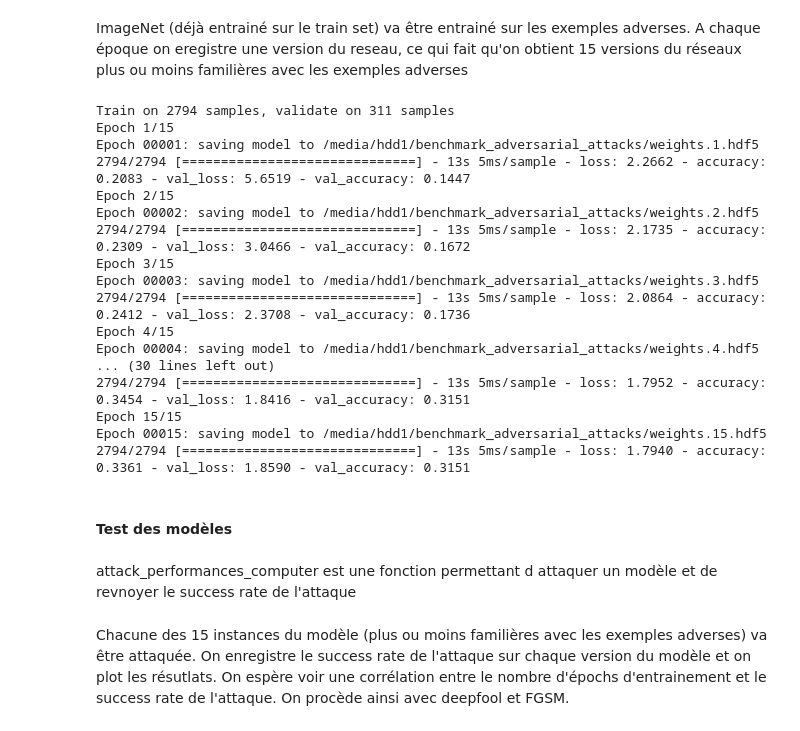
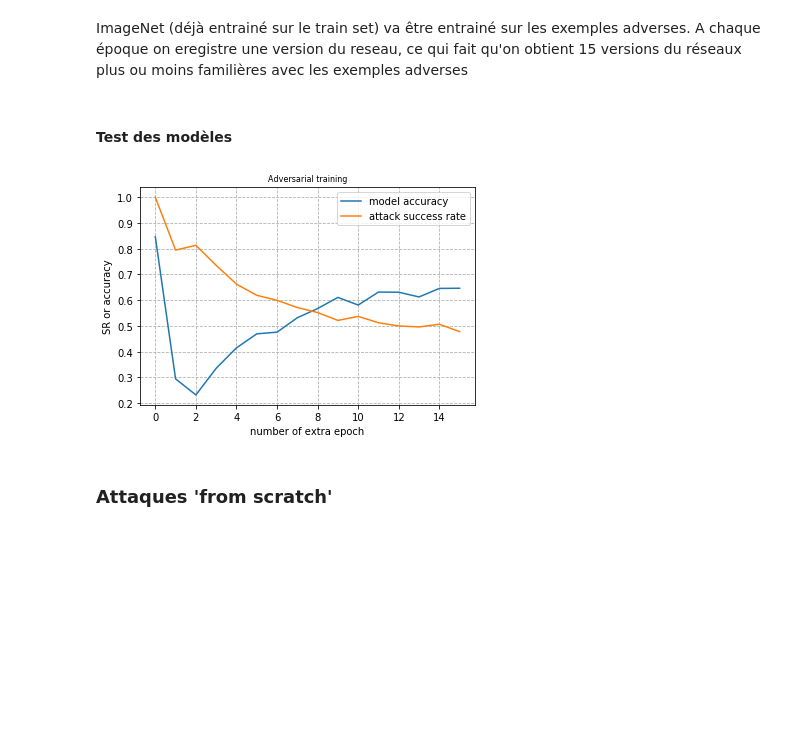
Before and after one commit to cedricgoubard/benchmark-adversarial-attacks, a Jupyter notebook: notebooks/Adversarial training.ipynb, the cells around one changed output. Cells and saved outputs as stored; diff of their text form; code cells hidden in the pictures; blank space fills up the shorter version.

```diff
--- a/notebooks/Adversarial training.ipynb
+++ b/notebooks/Adversarial training.ipynb
@@ -189,34 +201,55 @@ model_checkpoint_callback= ModelCheckpoint(filepath='/media/hdd1/benchmark_adver
                           save_weights_only=True,
                           mode='auto', save_freq='epoch')
 
-history=model_effnet.fit(adv_list,
-                 adv_true_label,
+history=model_effnet.fit(adv_train_set,
+                 adv_train_label,
                  epochs=15,
-                 batch_size = 64,
-                 validation_split=0.1,
+                 batch_size = 128,
                  shuffle=True,
                  verbose=1,
                  callbacks=[model_checkpoint_callback])
-# %% [output]
-Train on 2794 samples, validate on 311 samples
-Epoch 1/15
-Epoch 00001: saving model to /media/hdd1/benchmark_adversarial_attacks/weights.1.hdf5
-2794/2794 [==============================] - 13s 5ms/sample - loss: 2.2662 - accuracy: 0.2083 - val_loss: 5.6519 - val_accuracy: 0.1447
-Epoch 2/15
-Epoch 00002: saving model to /media/hdd1/benchmark_adversarial_attacks/weights.2.hdf5
-2794/2794 [==============================] - 13s 5ms/sample - loss: 2.1735 - accuracy: 0.2309 - val_loss: 3.0466 - val_accuracy: 0.1672
-Epoch 3/15
-Epoch 00003: saving model to /media/hdd1/benchmark_adversarial_attacks/weights.3.hdf5
-2794/2794 [==============================] - 13s 5ms/sample - loss: 2.0864 - accuracy: 0.2412 - val_loss: 2.3708 - val_accuracy: 0.1736
-Epoch 4/15
-Epoch 00004: saving model to /media/hdd1/benchmark_adversarial_attacks/weights.4.hdf5
-... (30 lines left out)
-2794/2794 [==============================] - 13s 5ms/sample - loss: 1.7952 - accuracy: 0.3454 - val_loss: 1.8416 - val_accuracy: 0.3151
-Epoch 15/15
-Epoch 00015: saving model to /media/hdd1/benchmark_adversarial_attacks/weights.15.hdf5
-2794/2794 [==============================] - 13s 5ms/sample - loss: 1.7940 - accuracy: 0.3361 - val_loss: 1.8590 - val_accuracy: 0.3151
 # %% [markdown]
 #### Test des modèles
-# %% [markdown]
-attack_performances_computer est une fonction permettant d attaquer un modèle et de revnoyer le success rate de l'attaque
+# %%
+model_accuracy={}
+attack_success_rate={}
+
+model_effnet=load_model('/media/hdd1/benchmark_adversarial_attacks/effnet_model_cifar.h5')
+
+y_adv_pred=list(map(np.argmax,model_effnet.predict(adv_test_set)))
+y_adv_true=list(map(np.argmax,adv_test_label))
+success_rate=np.sum([1 for i in range(len(y_adv_pred)) if y_adv_pred[i]!=y_adv_true[i]])/len(y_adv_pred)
+
+y_pred=list(map(np.argmax,model_effnet.predict(X_test[5000:])))
+y_true=list(map(np.argmax,y_test[5000:]))
+accuracy=np.sum([1 for i in range(len(y_pred)) if y_pred[i]==y_true[i]])/len(y_pred)
+
+model_accuracy[0]=accuracy
+attack_success_rate[0]=success_rate
+
+for val in tqdm(range(1,16)):
+    model_effnet.load_weights('/media/hdd1/benchmark_adversarial_attacks/weights.'+str(val)+'.hdf5')
+    y_adv_pred=list(map(np.argmax,model_effnet.predict(adv_test_set)))
+    y_adv_true=list(map(np.argmax,adv_test_label))
+    success_rate=np.sum([1 for i in range(len(y_adv_pred)) if y_adv_pred[i]!=y_adv_true[i]])/len(y_adv_pred)
+
+    y_pred=list(map(np.argmax,model_effnet.predict(X_test[5000:])))
+    y_true=list(map(np.argmax,y_test[5000:]))
+    accuracy=np.sum([1 for i in range(len(y_pred)) if y_pred[i]==y_true[i]])/len(y_pred)
+
+    model_accuracy[val]=accuracy
+    attack_success_rate[val]=success_rate
+# %%
+plt.plot(list(model_accuracy.keys()),list(model_accuracy.values()),label='model accuracy')
+plt.plot(list(attack_success_rate.keys()),list(attack_success_rate.values()),label='attack success rate')
+plt.grid(True,which="both", linestyle='--')
+plt.title('Adversarial training', fontsize=8)
+plt.xlabel('number of extra epoch')
+plt.ylabel('SR or accuracy')
+plt.legend(loc='upper right')
+plt.show()
+# %% [output]
+[figure, added]
+# %% [markdown]
+### Attaques 'from scratch'
 # %%
@@ -244,3 +276 @@ attack_FGSM=LinfFastGradientAttack()
-# %% [markdown]
-Chacune des 15 instances du modèle (plus ou moins familières avec les exemples adverses) va être attaquée. On enregistre le success rate de l'attaque sur chaque version du modèle et on plot les résutlats. On espère voir une corrélation entre le nombre d'épochs d'entrainement et le success rate de l'attaque. On procède ainsi avec deepfool et FGSM.
 # %%
```
Also changed, not shown: parts of 20 cells of this notebook, 7 other files.
